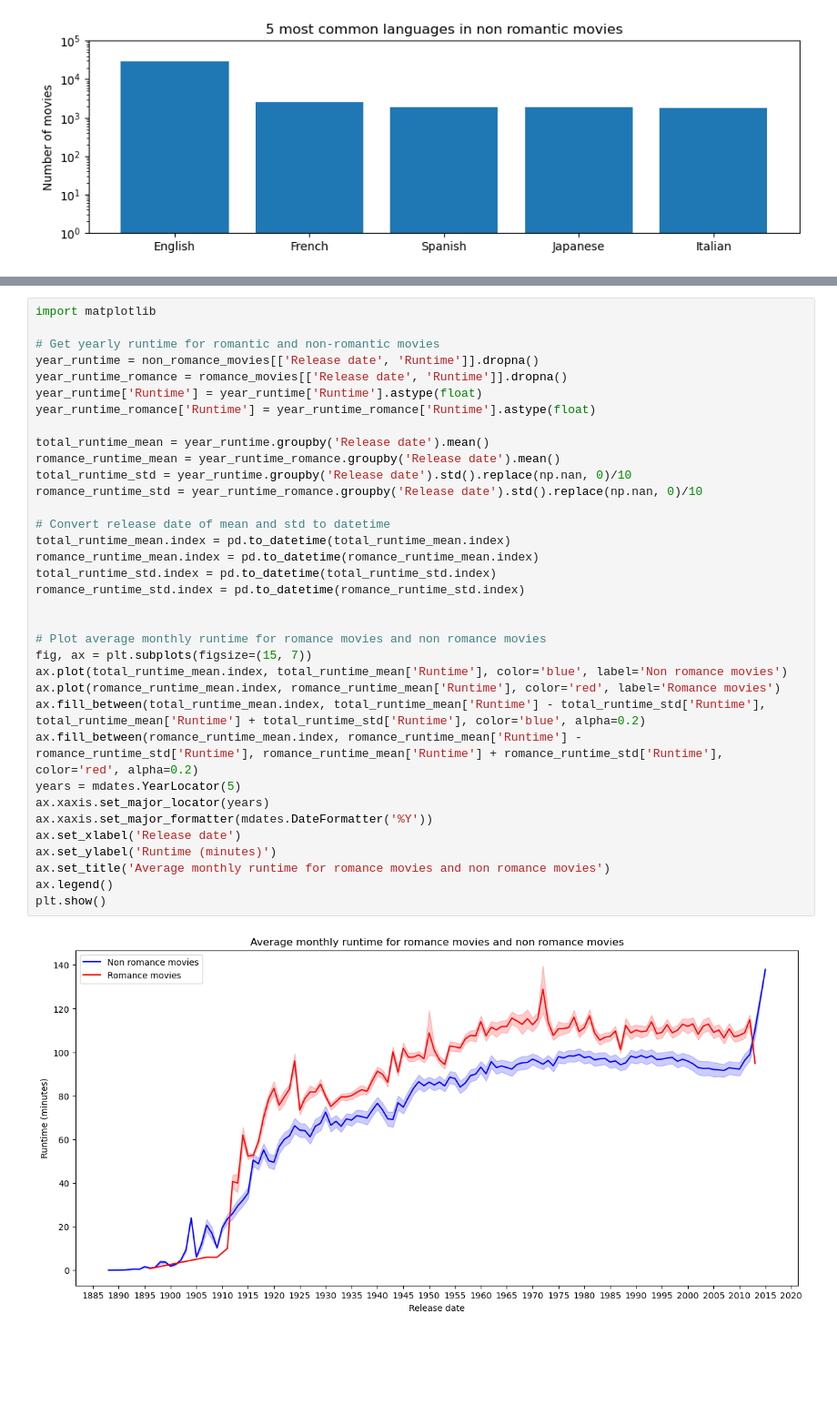
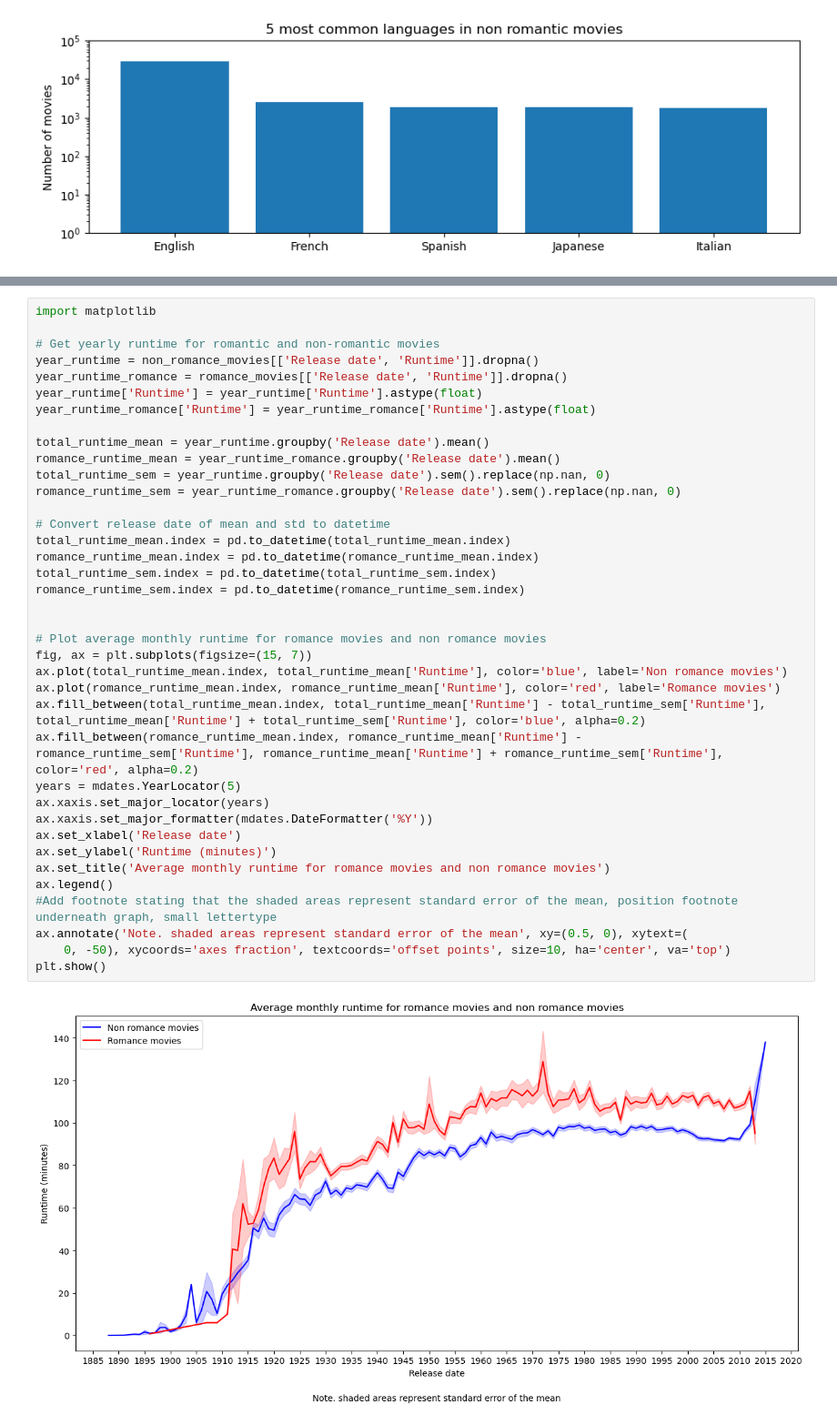
Before and after one commit to epfl-ada/ada-2022-project-toestewbrr, a Jupyter notebook: general_analysis.ipynb, the cells around one changed output, grey strips where cells are left out. Shown at 91% size. Saved outputs shown, nothing was run; the diff lists cells and outputs as text; blank space fills up the shorter version.

```diff
--- a/general_analysis.ipynb
+++ b/general_analysis.ipynb
@@ -462,37 +495,40 @@ Last, we consider the runtime of romantic movies and non-romantic movies over ti
 # %%
 import matplotlib
 
 # Get yearly runtime for romantic and non-romantic movies
 year_runtime = non_romance_movies[['Release date', 'Runtime']].dropna()
 year_runtime_romance = romance_movies[['Release date', 'Runtime']].dropna()
 year_runtime['Runtime'] = year_runtime['Runtime'].astype(float)
 year_runtime_romance['Runtime'] = year_runtime_romance['Runtime'].astype(float)
 
 total_runtime_mean = year_runtime.groupby('Release date').mean()
 romance_runtime_mean = year_runtime_romance.groupby('Release date').mean()
-total_runtime_std = year_runtime.groupby('Release date').std().replace(np.nan, 0)/10
-romance_runtime_std = year_runtime_romance.groupby('Release date').std().replace(np.nan, 0)/10
+total_runtime_sem = year_runtime.groupby('Release date').sem().replace(np.nan, 0)
+romance_runtime_sem = year_runtime_romance.groupby('Release date').sem().replace(np.nan, 0)
 
 # Convert release date of mean and std to datetime
 total_runtime_mean.index = pd.to_datetime(total_runtime_mean.index)
 romance_runtime_mean.index = pd.to_datetime(romance_runtime_mean.index)
-total_runtime_std.index = pd.to_datetime(total_runtime_std.index)
-romance_runtime_std.index = pd.to_datetime(romance_runtime_std.index)
+total_runtime_sem.index = pd.to_datetime(total_runtime_sem.index)
+romance_runtime_sem.index = pd.to_datetime(romance_runtime_sem.index)
 
 
 # Plot average monthly runtime for romance movies and non romance movies
 fig, ax = plt.subplots(figsize=(15, 7))
 ax.plot(total_runtime_mean.index, total_runtime_mean['Runtime'], color='blue', label='Non romance movies')
 ax.plot(romance_runtime_mean.index, romance_runtime_mean['Runtime'], color='red', label='Romance movies')
-ax.fill_between(total_runtime_mean.index, total_runtime_mean['Runtime'] - total_runtime_std['Runtime'], total_runtime_mean['Runtime'] + total_runtime_std['Runtime'], color='blue', alpha=0.2)
-ax.fill_between(romance_runtime_mean.index, romance_runtime_mean['Runtime'] - romance_runtime_std['Runtime'], romance_runtime_mean['Runtime'] + romance_runtime_std['Runtime'], color='red', alpha=0.2)
+ax.fill_between(total_runtime_mean.index, total_runtime_mean['Runtime'] - total_runtime_sem['Runtime'], total_runtime_mean['Runtime'] + total_runtime_sem['Runtime'], color='blue', alpha=0.2)
+ax.fill_between(romance_runtime_mean.index, romance_runtime_mean['Runtime'] - romance_runtime_sem['Runtime'], romance_runtime_mean['Runtime'] + romance_runtime_sem['Runtime'], color='red', alpha=0.2)
 years = mdates.YearLocator(5)
 ax.xaxis.set_major_locator(years)
 ax.xaxis.set_major_formatter(mdates.DateFormatter('%Y'))
 ax.set_xlabel('Release date')
 ax.set_ylabel('Runtime (minutes)')
 ax.set_title('Average monthly runtime for romance movies and non romance movies')
 ax.legend()
+#Add footnote stating that the shaded areas represent standard error of the mean, position footnote underneath graph, small lettertype
+ax.annotate('Note. shaded areas represent standard error of the mean', xy=(0.5, 0), xytext=(
+    0, -50), xycoords='axes fraction', textcoords='offset points', size=10, ha='center', va='top')
 plt.show()
 # %% [output]
-[figure, old version]
+[figure, new version]
```
Also changed, not shown: parts of 24 cells of this notebook.
